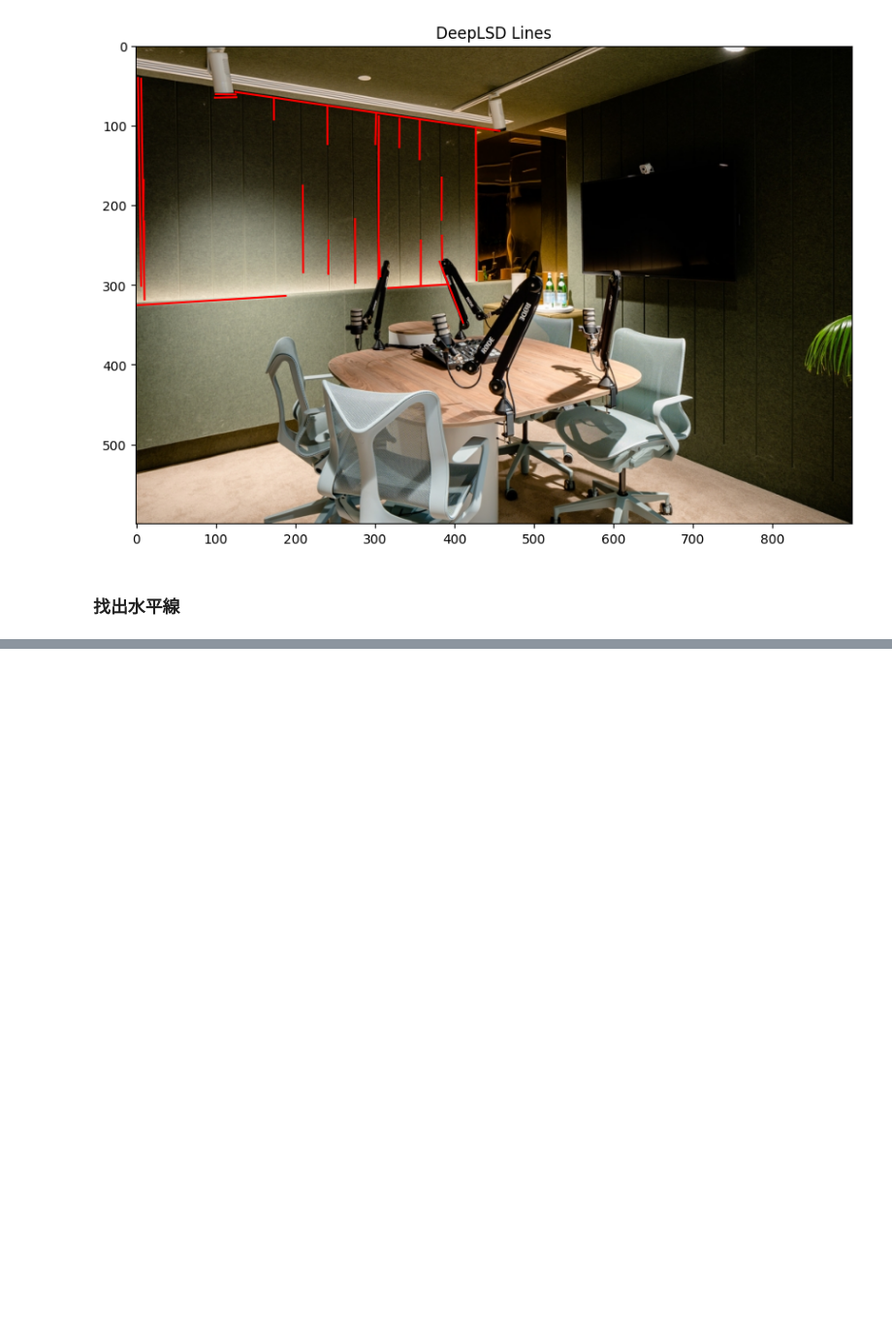
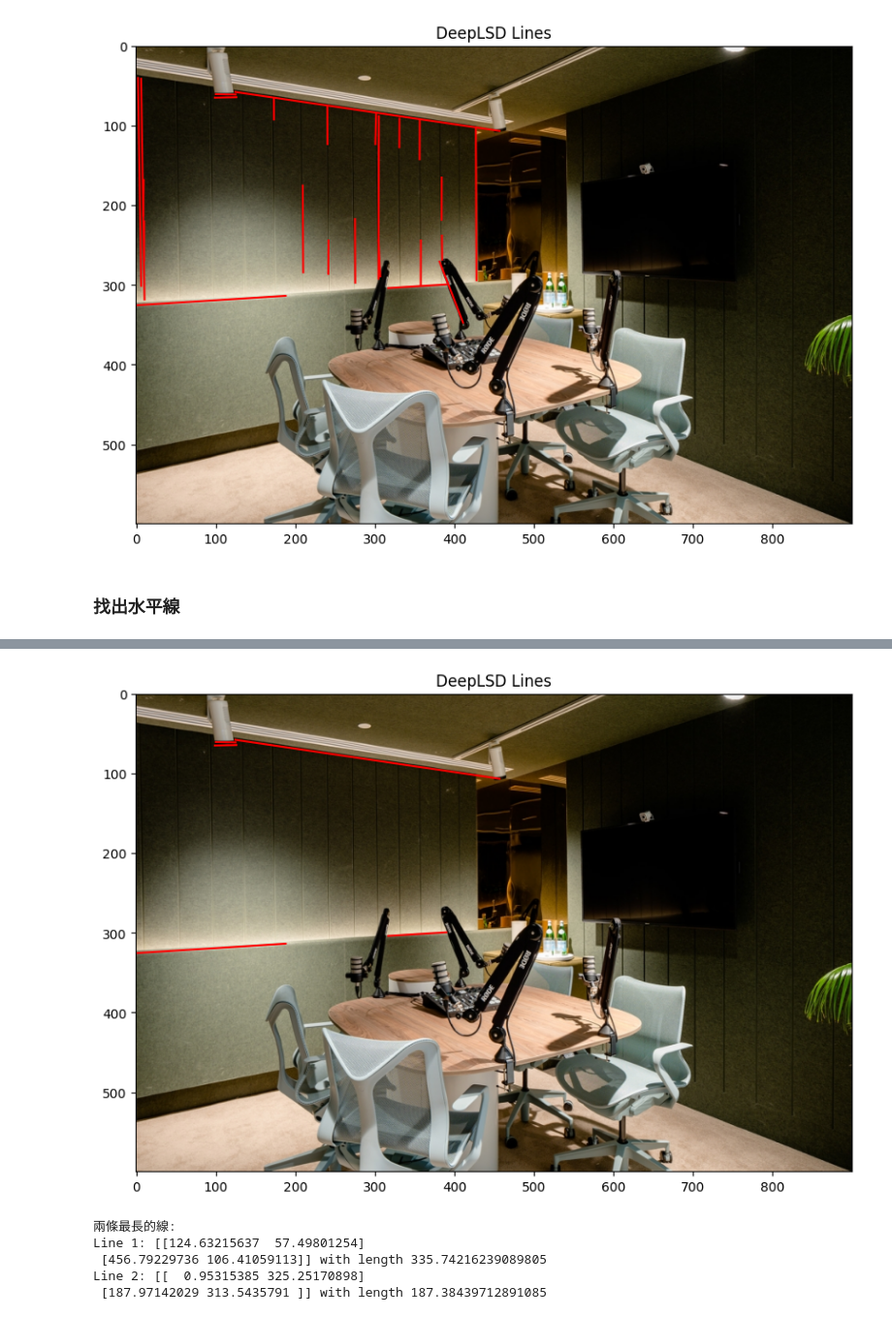
Before and after one commit to Edwarddev0723/Streamlit-image-process, a Jupyter notebook: test_poc.ipynb, the cells around one changed output, grey strips where cells are left out. Shown at 97% size. Saved outputs shown, nothing was run; the diff lists cells and outputs as text; code cells hidden in the pictures; blank space fills up the shorter version.

```diff
--- a/test_poc.ipynb
+++ b/test_poc.ipynb
@@ -369,8 +394,8 @@ plt.show()
 # %% [markdown]
 ### 找出水平線
 # %%
-def classify_lines_with_slope(out: dict) -> Tuple[NDArray[np.float32], NDArray[np.float32]]:
-    lines = out['lines'][0]
+def classify_lines_with_slope(out: list) -> Tuple[NDArray[np.float32], NDArray[np.float32]]:
+    lines = out
     x1, y1 = lines[:, 0, 0], lines[:, 0, 1]
     x2, y2 = lines[:, 1, 0], lines[:, 1, 1]
 
@@ -383,6 +408,8 @@ def classify_lines_with_slope(out: dict) -> Tuple[NDArray[np.float32], NDArray[n
 
     return horizontal_lines, vertical_lines
 # %%
-combined_array = np.array()
+combined_array = np.empty((0, 2, 2))
+
 for line in intersecting_lines:
-    combined_array.append([line[0][0], line[1][0]], [line[0][1], line[1][1]])
+    new_line_array = np.array([[line[0][0], line[0][1]], [line[1][0], line[1][1]]])
+    combined_array = np.append(combined_array, [new_line_array], axis=0)
@@ -395,0 +435,37 @@ IndexError: only integers, slices (`:`), ellipsis (`...`), numpy.newaxis (`None`
+# %%
+plt.figure(figsize=(10, 8))
+plt.imshow(img, cmap='gray')  # Display the background image
+
+# Plot each line segment
+for line in h_line:
+    plt.plot([line[0][0], line[1][0]], [line[0][1], line[1][1]], 'r-')  # Red lines
+
+plt.title('DeepLSD Lines')
+plt.show()
+# %% [output]
+[figure, added]
+# %%
+def line_length(line):
+    return np.linalg.norm(line[1] - line[0])
+
+# Compute the lengths of each line
+line_lengths = [(line, line_length(line)) for line in h_line]
+
+# Sort the lines by length in descending order
+sorted_lines = sorted(line_lengths, key=lambda x: x[1], reverse=True)
+
+# Get the two longest lines
+longest_lines = sorted_lines[:2]
+
+# Extract the line coordinates from the result
+h_lines = [line[0] for line in longest_lines]
+
+print("兩條最長的線:")
+for i, line in enumerate(h_lines, 1):
+    print(f"Line {i}: {line} with length {line_length(line)}")
+# %% [output]
+兩條最長的線:
+Line 1: [[124.63215637  57.49801254]
+ [456.79229736 106.41059113]] with length 335.74216239089805
+Line 2: [[  0.95315385 325.25170898]
+ [187.97142029 313.5435791 ]] with length 187.38439712891085
```
Also changed, not shown: parts of 9 cells of this notebook.
